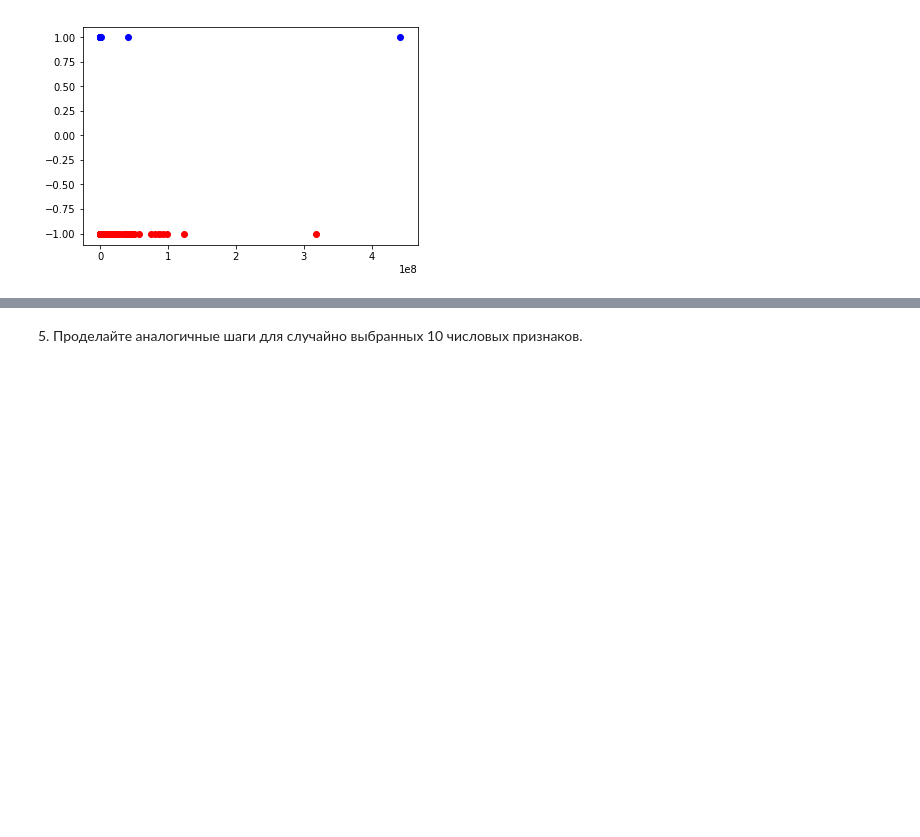
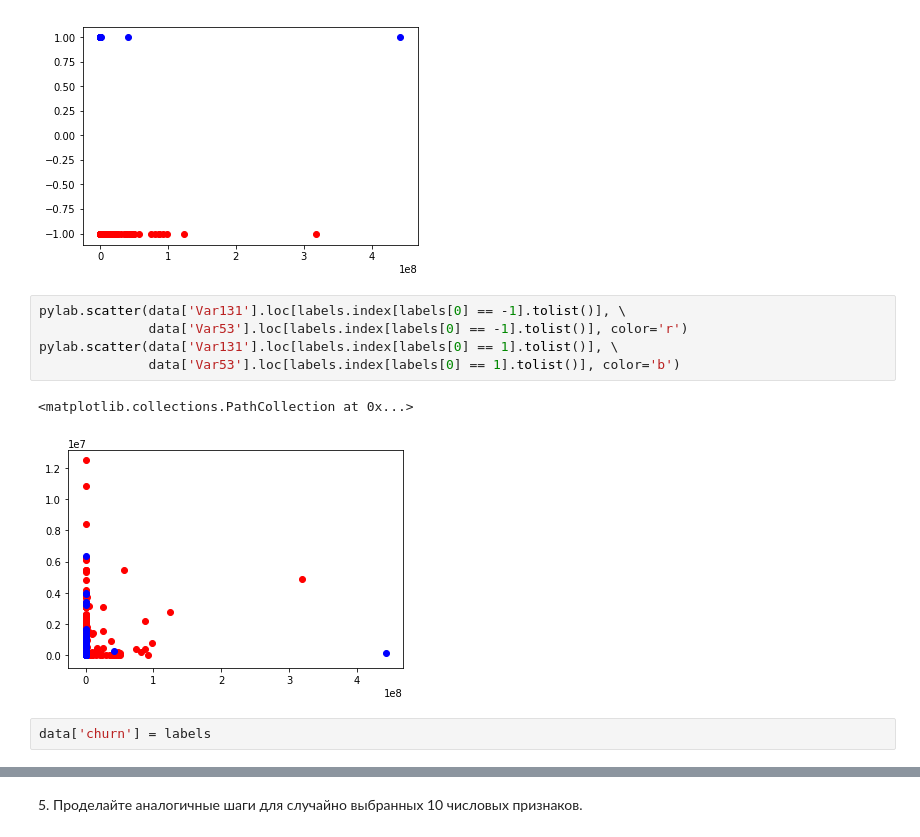
Before and after one commit to garbouz-victor/coursera-final-project, a Jupyter notebook: week1/week_1.ipynb, the cells around one changed output, grey strips where cells are left out. Cells and saved outputs as stored; diff of their text form; blank space fills up the shorter version.

```diff
--- a/week1/week_1.ipynb
+++ b/week1/week_1.ipynb
@@ -128,3 +128,13 @@ pylab.scatter(data['Var131'].loc[labels.index[labels[0] == 1].tolist()], \
 # %% [output]
 <matplotlib.collections.PathCollection at 0x...>
 [figure]
+# %%
+pylab.scatter(data['Var131'].loc[labels.index[labels[0] == -1].tolist()], \
+              data['Var53'].loc[labels.index[labels[0] == -1].tolist()], color='r')
+pylab.scatter(data['Var131'].loc[labels.index[labels[0] == 1].tolist()], \
+              data['Var53'].loc[labels.index[labels[0] == 1].tolist()], color='b')
+# %% [output]
+<matplotlib.collections.PathCollection at 0x...>
+[figure, added]
+# %%
+data['churn'] = labels
```
Also changed, not shown: parts of 3 cells of this notebook.
